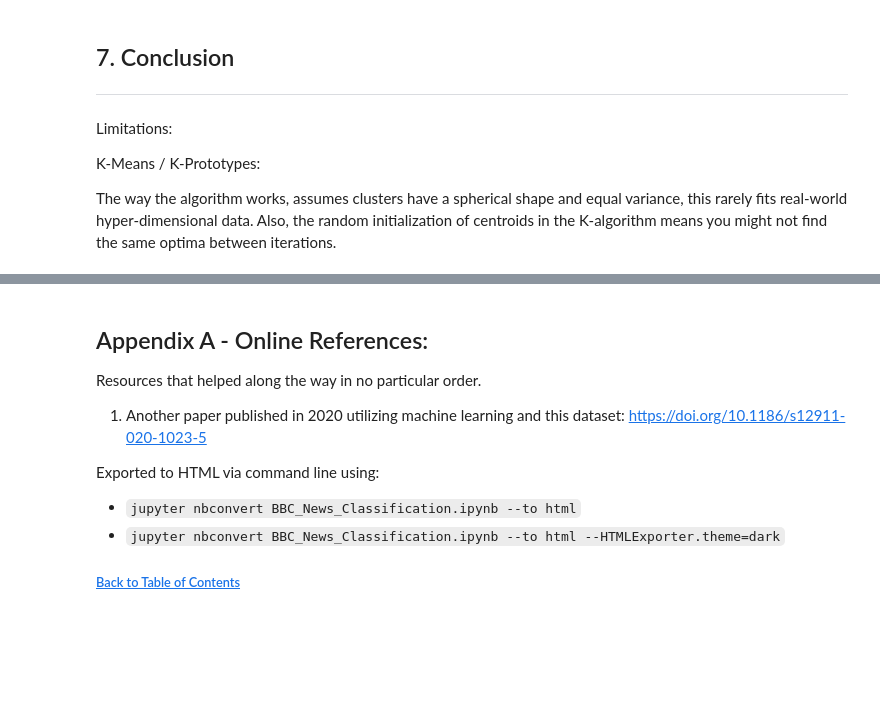
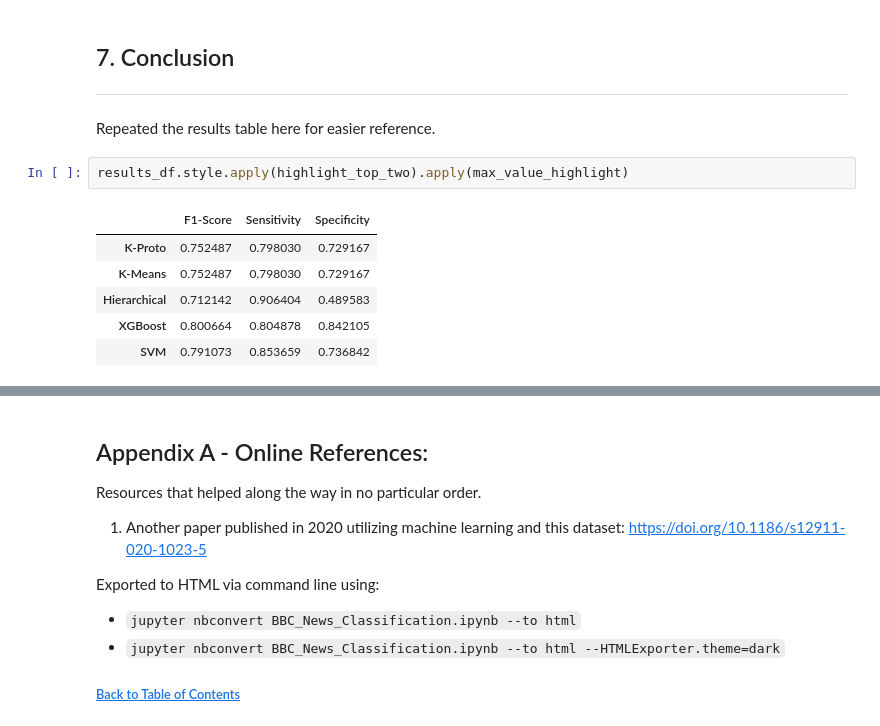
Before and after one commit to chill0121/Unsupervised_Heart_Failure_Mortality, a Jupyter notebook: Unsupervised_Heart_Failure_Mortality.ipynb, the cells around one changed output, grey strips where cells are left out. Saved outputs shown, nothing was run; the diff lists cells and outputs as text; blank space fills up the shorter version.

```diff
--- a/Unsupervised_Heart_Failure_Mortality.ipynb
+++ b/Unsupervised_Heart_Failure_Mortality.ipynb
@@ -913,9 +954,14 @@ SVM
 ## 7. Conclusion <a name="conclusion"></a>
 
 ---
-# %% [markdown]
-Limitations:
-
-K-Means / K-Prototypes:
-
-The way the algorithm works, assumes clusters have a spherical shape and equal variance, this rarely fits real-world hyper-dimensional data. Also, the random initialization of centroids in the K-algorithm means you might not find the same optima between iterations.
+# %% [markdown]
+Repeated the results table here for easier reference.
+# %%
+results_df.style.apply(highlight_top_two).apply(max_value_highlight)
+# %% [output]
+|  | F1-Score | Sensitivity | Specificity |
+| K-Proto | 0.752487 | 0.798030 | 0.729167 |
+| K-Means | 0.752487 | 0.798030 | 0.729167 |
+| Hierarchical | 0.712142 | 0.906404 | 0.489583 |
+| XGBoost | 0.800664 | 0.804878 | 0.842105 |
+| SVM | 0.791073 | 0.853659 | 0.736842 |
```
Also changed, not shown: parts of 14 cells of this notebook.
